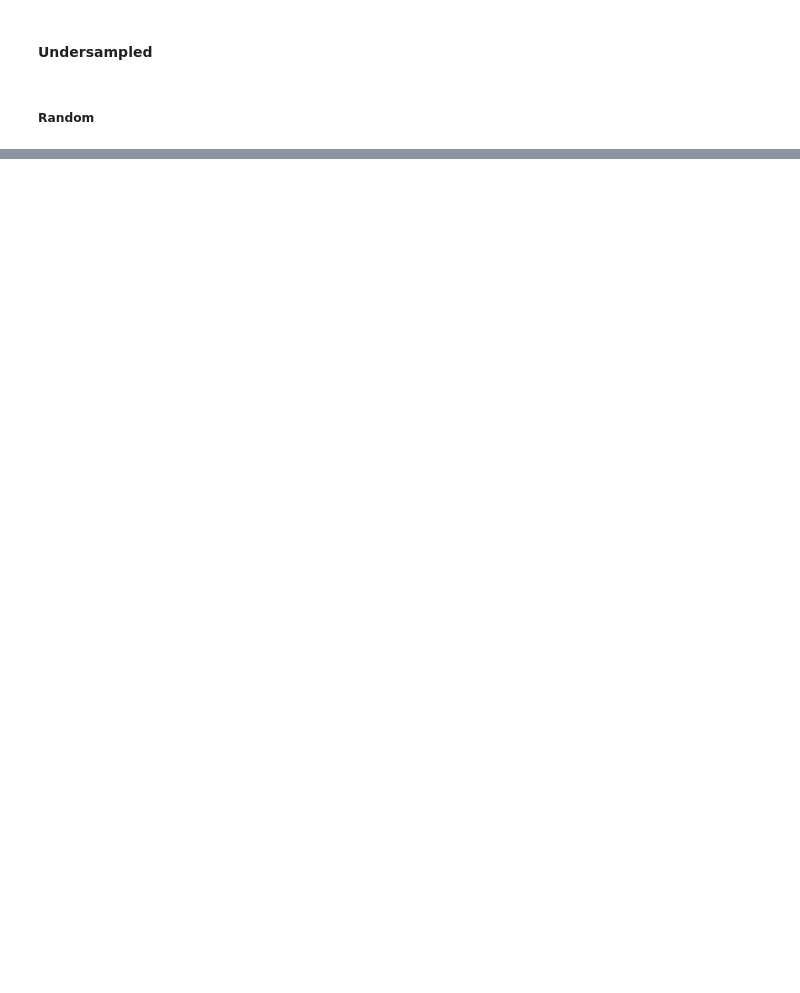
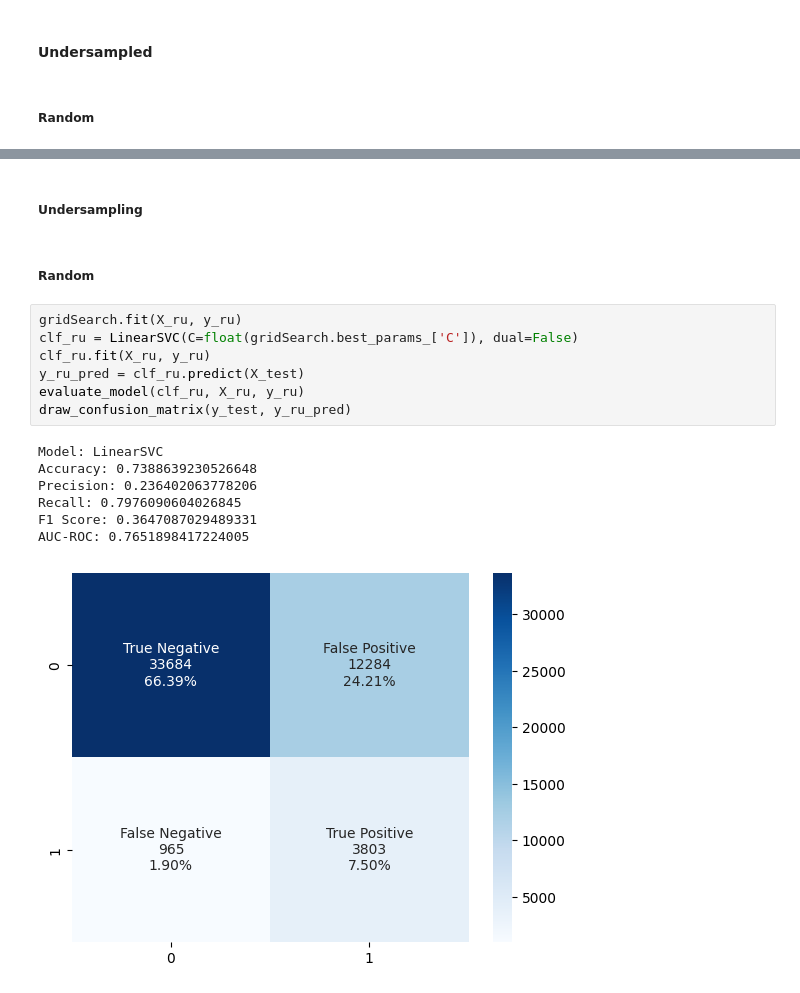
Before and after one commit to Alaa0129/HeartDiseaseOrAttackBigData, a Jupyter notebook: src/05_Optimized_models_training.ipynb, the cells around one changed output, grey strips where cells are left out. Drawn from its saved outputs; the diff is of its cells as text; blank space fills up the shorter version.

```diff
--- a/src/05_Optimized_models_training.ipynb
+++ b/src/05_Optimized_models_training.ipynb
@@ -319,0 +399,19 @@ NameError: name 'X_tl' is not defined
+# %% [markdown]
+##### Undersampling
+# %% [markdown]
+##### Random
+# %%
+gridSearch.fit(X_ru, y_ru)
+clf_ru = LinearSVC(C=float(gridSearch.best_params_['C']), dual=False)
+clf_ru.fit(X_ru, y_ru)
+y_ru_pred = clf_ru.predict(X_test)
+evaluate_model(clf_ru, X_ru, y_ru)
+draw_confusion_matrix(y_test, y_ru_pred)
+# %% [output]
+Model: LinearSVC
+Accuracy: 0.7388639230526648
+Precision: 0.236402063778206
+Recall: 0.7976090604026845
+F1 Score: 0.3647087029489331
+AUC-ROC: 0.7651898417224005
+[figure, added]
```
Also changed, not shown: parts of 64 cells of this notebook, 1 other file.
